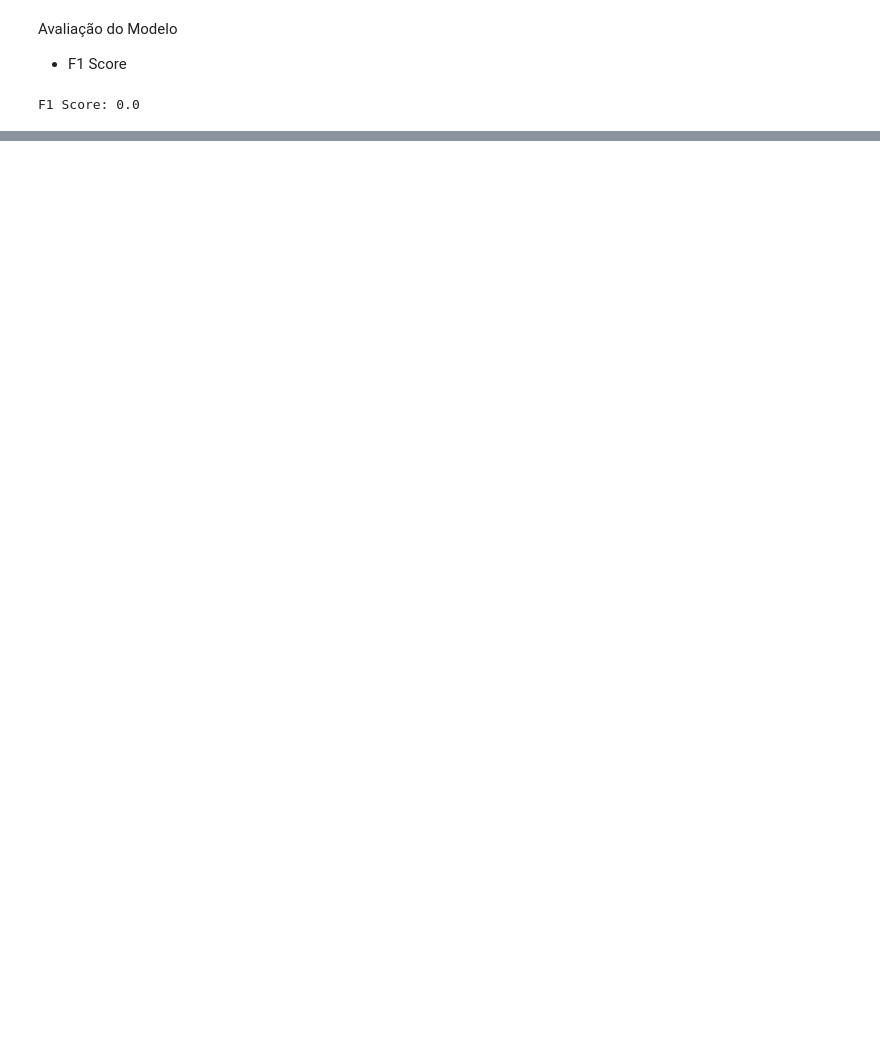
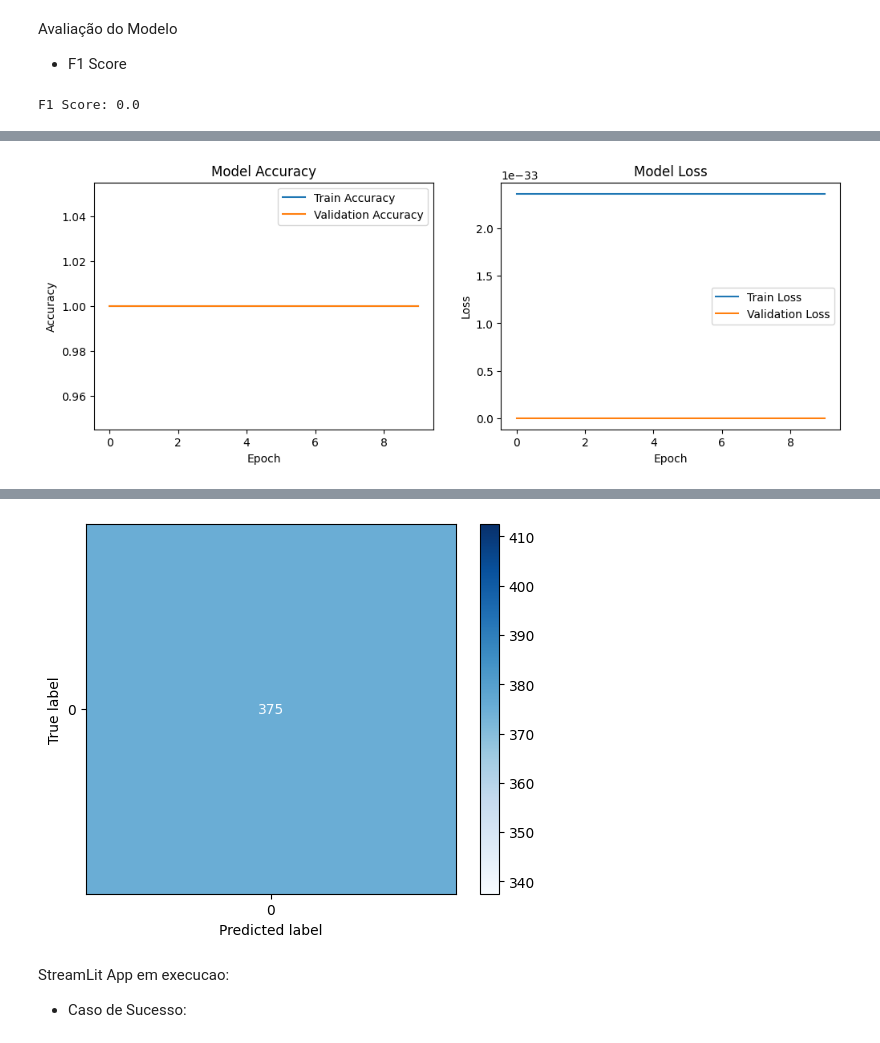
Before and after one commit to MissHead/cognitive-environments, a Jupyter notebook: exploration.ipynb, the cells around one changed output, grey strips where cells are left out. Drawn from its saved outputs; the diff is of its cells as text; code cells hidden in the pictures; blank space fills up the shorter version.

```diff
--- a/exploration.ipynb
+++ b/exploration.ipynb
@@ -151,0 +207,19 @@ F1 Score: 0.0
+# %%
+from sklearn.metrics import confusion_matrix, ConfusionMatrixDisplay
+import matplotlib.pyplot as plt
+
+model.compile(optimizer='adam', loss='binary_crossentropy', metrics=['accuracy'])
+
+history = model.fit(X_train, y_train, epochs=10, validation_data=(X_test, y_test))
+
+plot_training_history(history)
+
+y_pred = (model.predict(X_test) > 0.5).astype("int32")
+conf_matrix = confusion_matrix(y_test, y_pred)
+
+unique_labels = np.unique(y_test)
+
+disp = ConfusionMatrixDisplay(confusion_matrix=conf_matrix, display_labels=unique_labels)
+disp.plot(cmap=plt.cm.Blues)
+plt.show()
+# %% [output]
@@ -151,0 +246 @@ F1 Score: 0.0
+[figure, added]
@@ -151,0 +248,5 @@ F1 Score: 0.0
+[figure, added]
+# %% [markdown]
+StreamLit App em execucao:
+
+- Caso de Sucesso:
```
Also changed, not shown: parts of 10 cells of this notebook, 5 other files.
